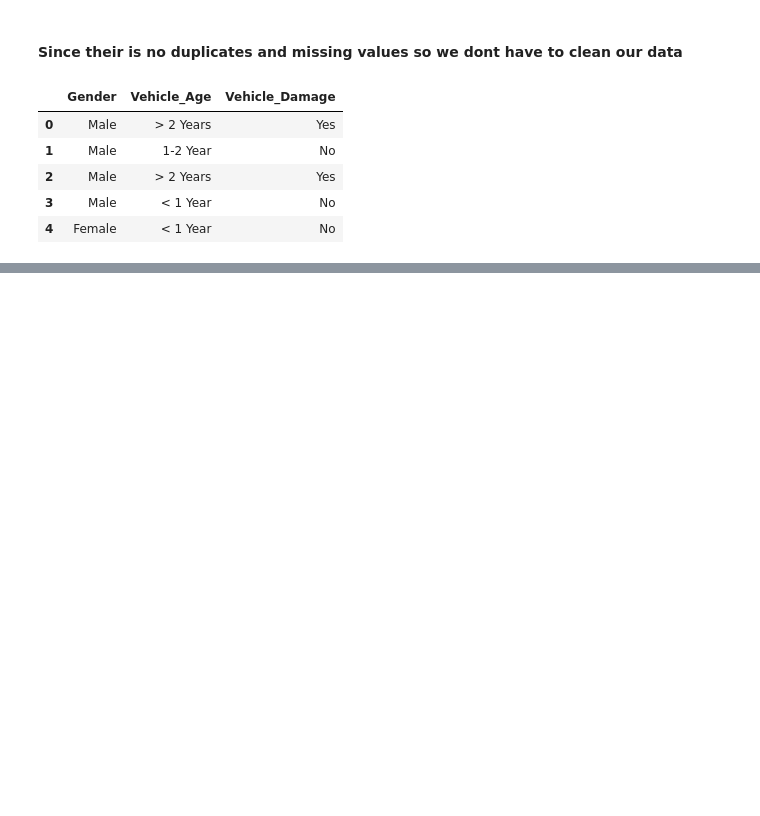
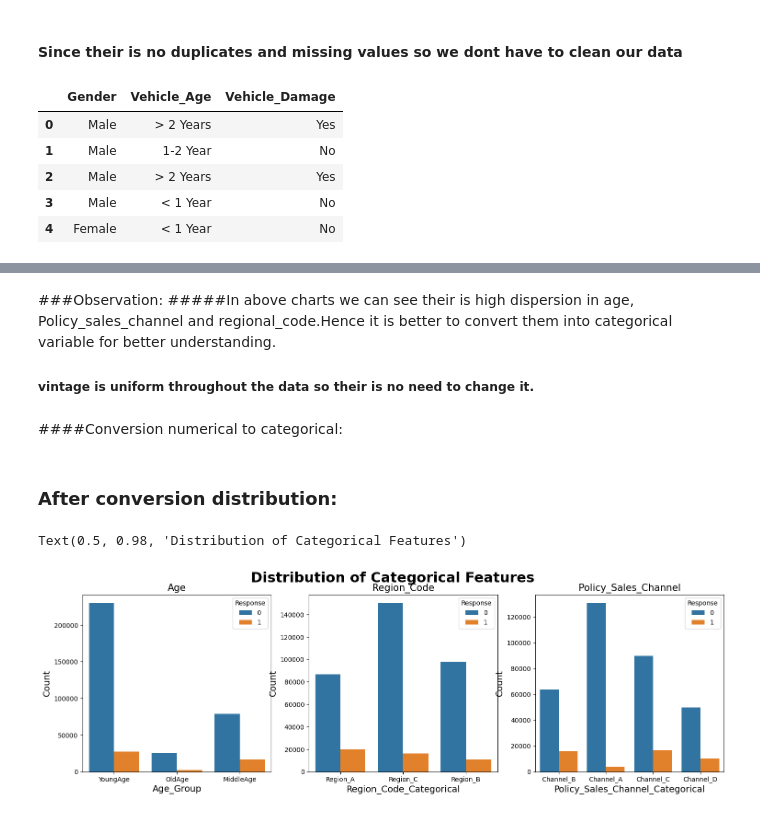
Before and after one commit to Rosharma307/health_insurance_cross_sell_pridiction, a Jupyter notebook: health_insurance_cross_sell_prediction.ipynb, the cells around one changed output, grey strips where cells are left out. Saved outputs shown, nothing was run; the diff lists cells and outputs as text; code cells hidden in the pictures; blank space fills up the shorter version.

```diff
--- a/health_insurance_cross_sell_prediction.ipynb
+++ b/health_insurance_cross_sell_prediction.ipynb
@@ -170,0 +307,43 @@ ValueError: ignored
+# %% [markdown]
+###Observation:
+#####In above charts we can see their is high dispersion in age, Policy_sales_channel and regional_code.Hence it is better to convert them into categorical variable for better understanding.
+##### vintage is uniform throughout the data so their is no need to change it.
+# %% [markdown]
+####Conversion numerical to categorical:
+# %%
+  # Categorizing Age feature
+data['Age_Group'] = data['Age'].apply(lambda x:'YoungAge' if x >= 20 and x<=45 else 'MiddleAge' if x>45 and x<=65 else 'OldAge')
+
+# Categorizing Policy_Sales_Channel feature
+x = data['Policy_Sales_Channel'].value_counts().apply(lambda x: 'Channel_A' if x>100000 else 'Channel_B' if 74000<x<100000 else 'Channel_C' if 10000<x<=74000 else 'Channel_D')
+res = dict(zip(x.keys(),x.values))
+data['Policy_Sales_Channel_Categorical'] = data['Policy_Sales_Channel'].map(res)
+
+# Categorizing Region Code feature
+x = data['Region_Code'].value_counts().apply(lambda x: 'Region_A' if x>100000 else 'Region_B' if x>11000 and x<340000 else 'Region_C')
+res = dict(zip(x.keys(),x.values))
+data['Region_Code_Categorical'] = data['Region_Code'].map(res)
+# %% [markdown]
+### After conversion distribution:
+# %%
+fig, axes = plt.subplots(1,3, figsize=(18,5))
+
+sns.countplot(ax = axes[0],x = 'Age_Group', data = data, hue='Response')
+axes[0].set_xlabel(xlabel = 'Age_Group', fontdict={'fontsize': 14})
+axes[0].set_ylabel(ylabel = 'Count', fontdict={'fontsize': 14})
+axes[0].set_title('Age', fontdict={'fontsize': 15})
+
+sns.countplot(ax = axes[1],x = 'Region_Code_Categorical', data = data, hue='Response')
+axes[1].set_xlabel(xlabel = 'Region_Code_Categorical', fontdict={'fontsize': 14})
+axes[1].set_ylabel(ylabel = 'Count', fontdict={'fontsize': 14})
+axes[1].set_title('Region_Code',fontdict={'fontsize': 15})
+
+sns.countplot(ax = axes[2],x = 'Policy_Sales_Channel_Categorical', data = data, hue='Response')
+axes[2].set_xlabel(xlabel = 'Policy_Sales_Channel_Categorical', fontdict={'fontsize': 14})
+axes[2].set_ylabel(ylabel = 'Count', fontdict={'fontsize': 14})
+axes[2].set_title('Policy_Sales_Channel',fontdict={'fontsize': 15})
+
+plt.suptitle('Distribution of Categorical Features', fontsize = 22, fontweight = 'bold' )
+# %% [output]
+Text(0.5, 0.98, 'Distribution of Categorical Features')
+[figure, added]
```
Also changed, not shown: parts of 32 cells of this notebook.
